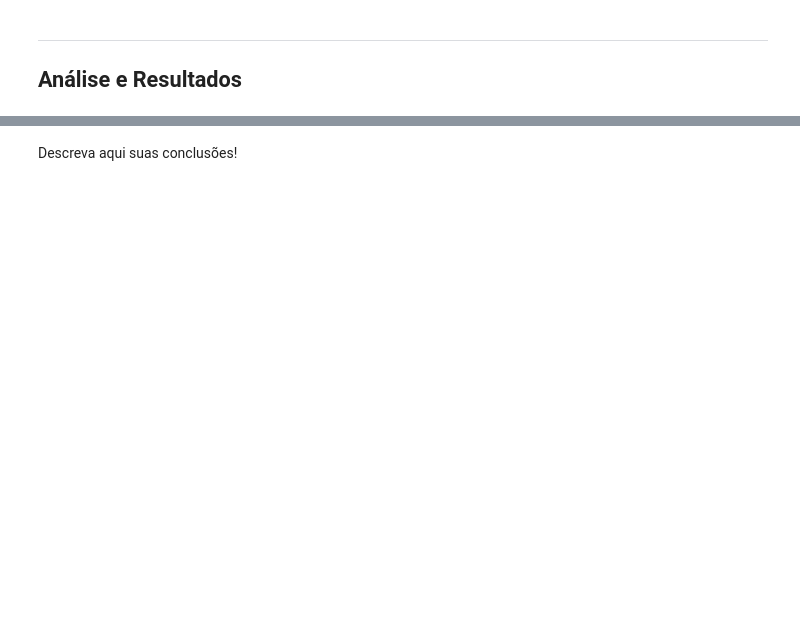
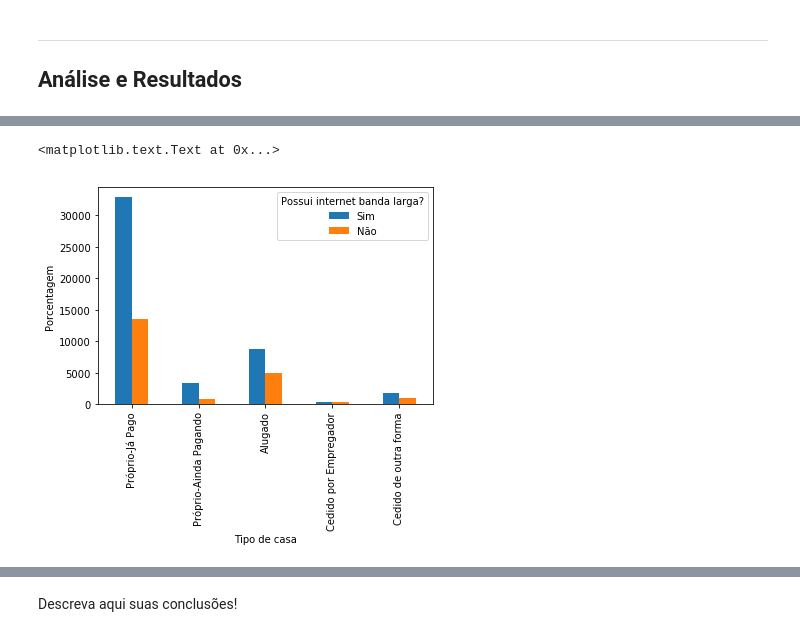
Before and after one commit to HeMatita/Science-of-the-dados-, a Jupyter notebook: Projeto1 Layout.ipynb, the cells around one changed output, grey strips where cells are left out. Saved outputs shown, nothing was run; the diff lists cells and outputs as text; code cells hidden in the pictures; blank space fills up the shorter version.

```diff
--- a/Projeto1 Layout.ipynb
+++ b/Projeto1 Layout.ipynb
@@ -68,0 +94,6 @@ df1
+# %%
+print('Tabela Cruzada % Internet Banda Larga:')
+ct1=pd.crosstab(df2.V0207,df2.V02426,margins=True,rownames=['Tipo de casa'], colnames=['Possui internet banda larga?'])
+ct1=ct1.iloc[:,:2]
+
+ct1
@@ -68,0 +111,6 @@ df1
+# %%
+plot = ct1.iloc[0:5,].plot(kind='bar')
+plt.ylabel('Porcentagem')
+# %% [output]
+<matplotlib.text.Text at 0x...>
+[figure, added]
```
Also changed, not shown: parts of 18 cells of this notebook, 1 other file.
